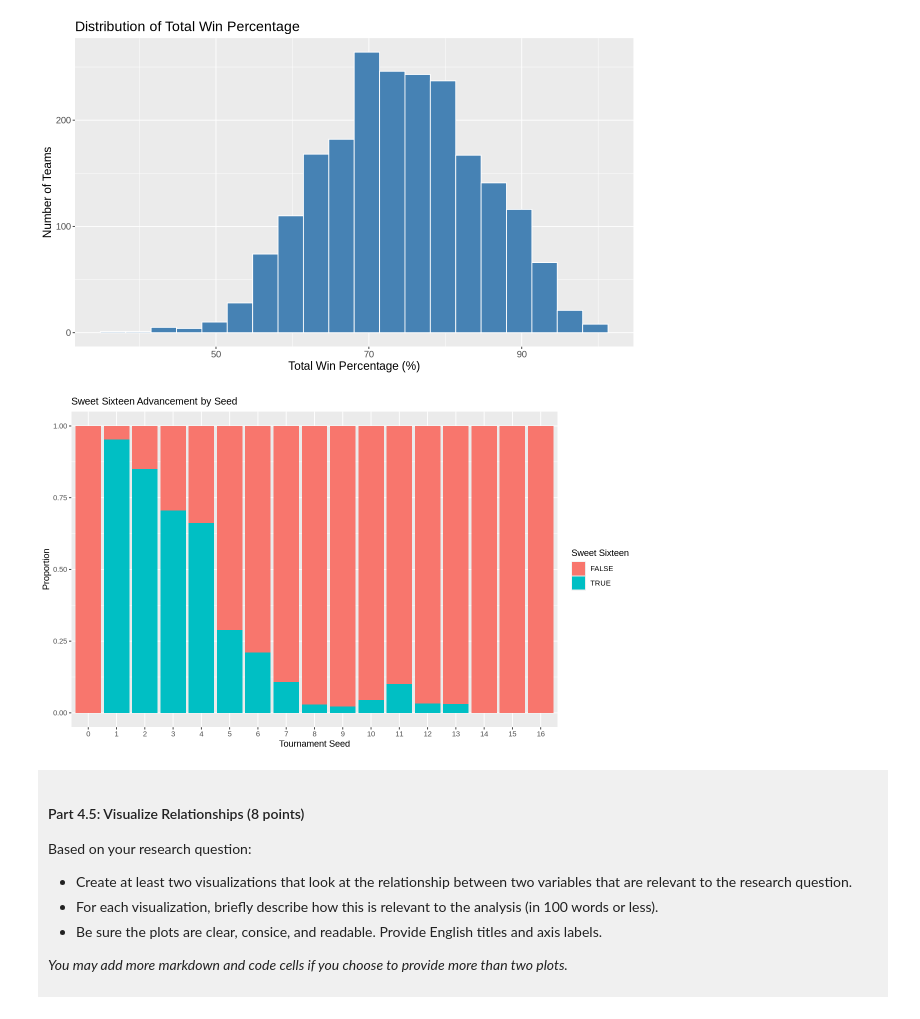
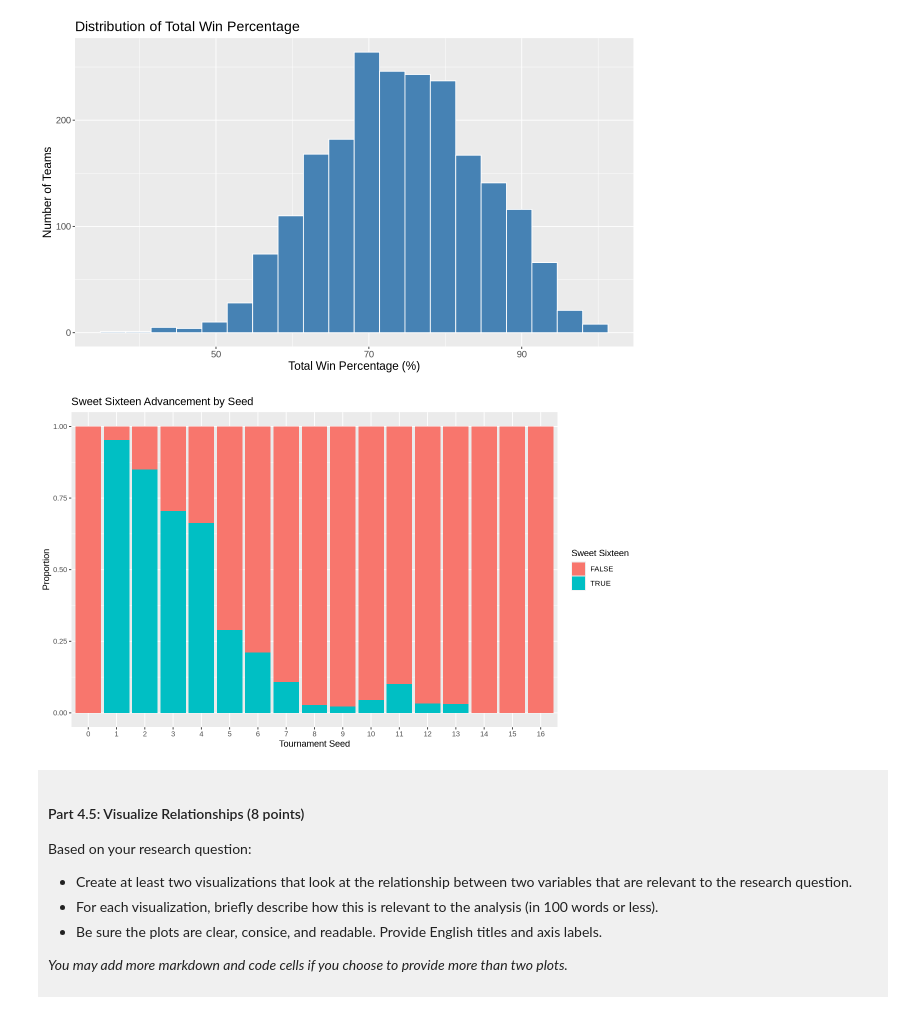
Before and after one commit to remyrxli/dsci-100-project-remy-li, a Jupyter notebook: dsci-100-project-notebook.ipynb, the cells around one changed output. Cells and saved outputs as stored; diff of their text form; code cells hidden in the pictures.

```diff
--- a/dsci-100-project-notebook.ipynb
+++ b/dsci-100-project-notebook.ipynb
@@ -364,24 +360,18 @@ plot1
 # %%
 options(repr.plot.width = 10, repr.plot.height = 6)
 
 plot2 <- march_madness_tidy |>
   ggplot(aes(x = factor(seed), fill = sweet_sixteen)) +
   geom_bar(position = "fill", width = 0.9) +
   labs(
     title = "Sweet Sixteen Advancement by Seed",
     x = "Tournament Seed",
     y = "Proportion",
     fill = "Sweet Sixteen"
-  ) +
-  theme(
-    text = element_text(size = 11),
-    plot.title = element_text(size = 12),
-    axis.text.x = element_text(size = 9)
   )
-
 plot2
 # %% [output]
-[figure, old version]
+[figure, new version]
 # %% [markdown]
 <div style="background-color: #f0f0f0; padding: 10px;">
 
```
Also changed, not shown: parts of 6 cells of this notebook.
